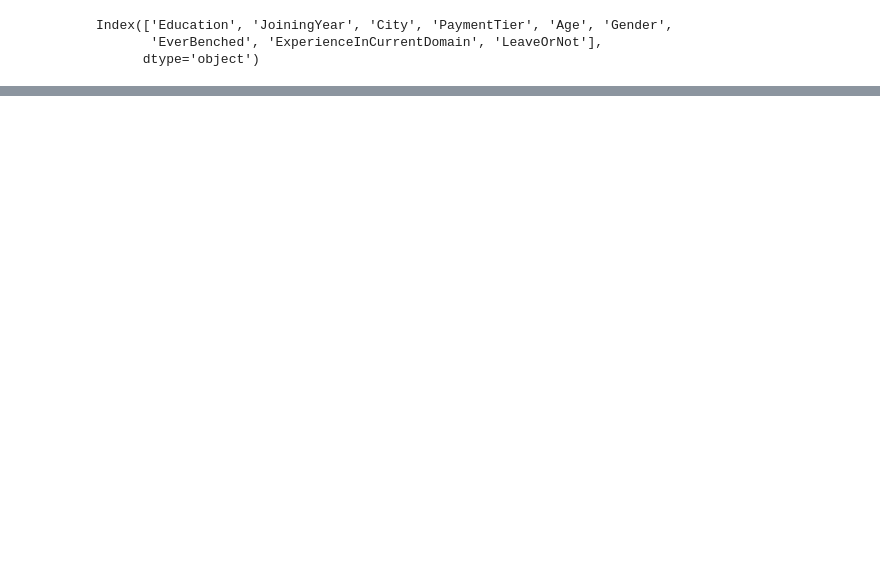
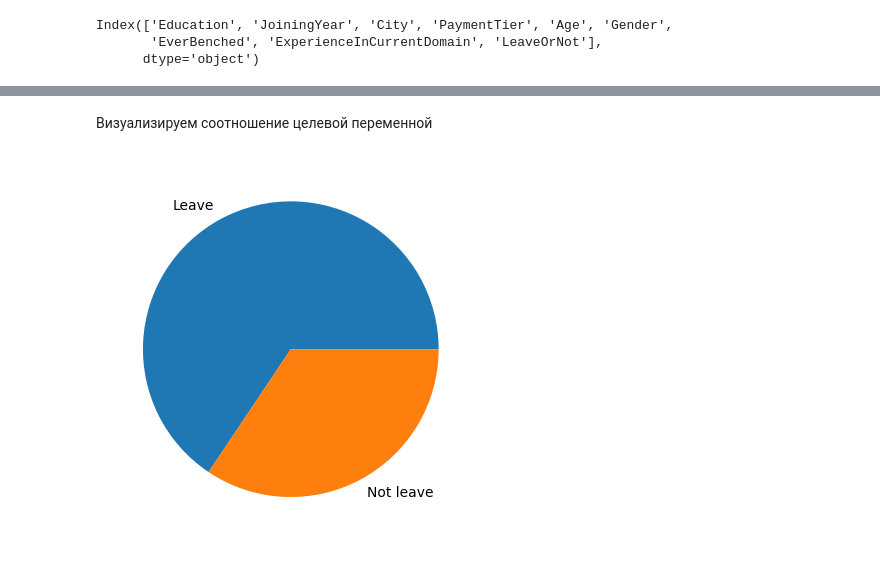
Before and after one commit to AntonDudchenko/ML_homeworks, a Jupyter notebook: Main.ipynb, the cells around one changed output, grey strips where cells are left out. Drawn from its saved outputs; the diff is of its cells as text; code cells hidden in the pictures; blank space fills up the shorter version.

```diff
--- a/Main.ipynb
+++ b/Main.ipynb
@@ -105,0 +97,7 @@ memory usage: 137.2 KB
+# %% [markdown]
+Визуализируем соотношение целевой переменной
+# %%
+plt.pie(data_raw.LeaveOrNot.value_counts(), labels = ["Leave", "Not leave"])
+pass
+# %% [output]
+[figure, added]
```
Also changed, not shown: parts of 64 cells of this notebook, 3 other files.
